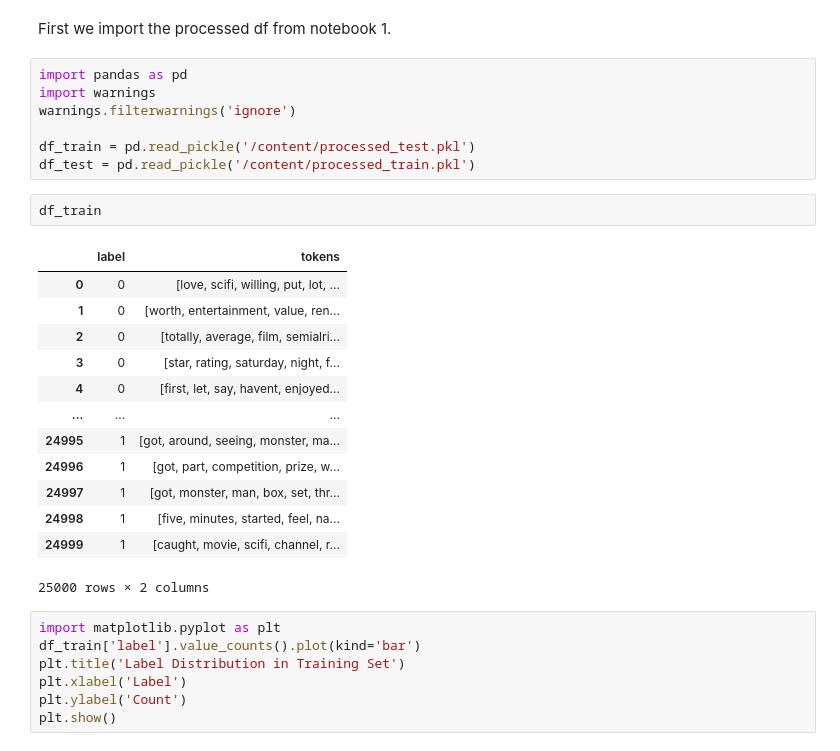
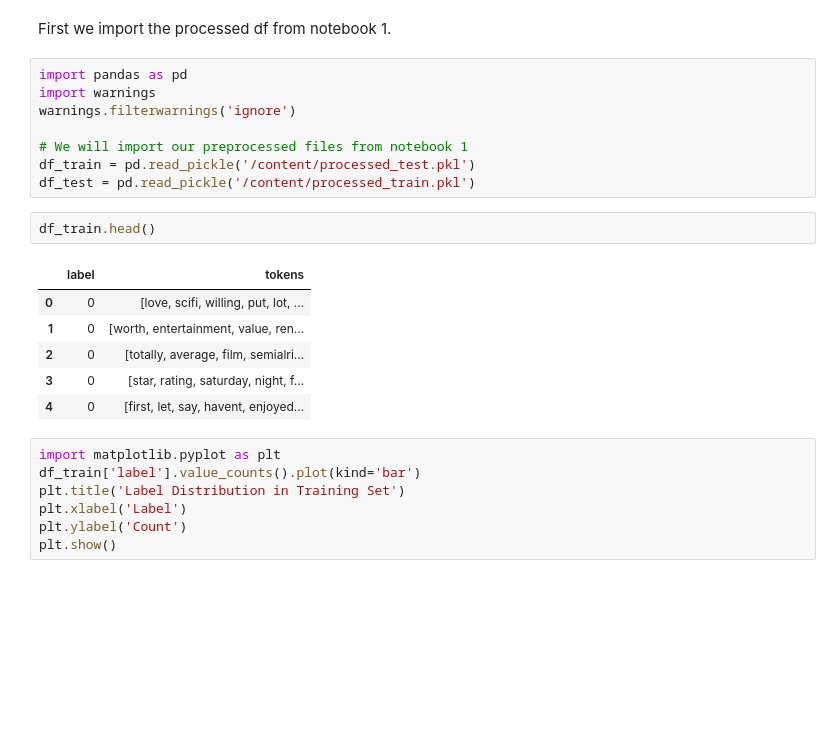
Before and after one commit to tashrifmahmud/Sentiment-Analysis-Model, a Jupyter notebook: notebooks/2-representation.ipynb, the cells around one changed output. Cells and saved outputs as stored; diff of their text form; blank space fills up the shorter version.

```diff
--- a/notebooks/2-representation.ipynb
+++ b/notebooks/2-representation.ipynb
@@ -5,24 +5,18 @@ import pandas as pd
 import warnings
 warnings.filterwarnings('ignore')
 
+# We will import our preprocessed files from notebook 1
 df_train = pd.read_pickle('/content/processed_test.pkl')
 df_test = pd.read_pickle('/content/processed_train.pkl')
 # %%
-df_train
+df_train.head()
 # %% [output]
 |  | label | tokens |
 | 0 | 0 | [love, scifi, willing, put, lot, ... |
 | 1 | 0 | [worth, entertainment, value, ren... |
 | 2 | 0 | [totally, average, film, semialri... |
 | 3 | 0 | [star, rating, saturday, night, f... |
 | 4 | 0 | [first, let, say, havent, enjoyed... |
-| ... | ... | ... |
-| 24995 | 1 | [got, around, seeing, monster, ma... |
-| 24996 | 1 | [got, part, competition, prize, w... |
-| 24997 | 1 | [got, monster, man, box, set, thr... |
-| 24998 | 1 | [five, minutes, started, feel, na... |
-| 24999 | 1 | [caught, movie, scifi, channel, r... |
-25000 rows × 2 columns
 # %%
 import matplotlib.pyplot as plt
 df_train['label'].value_counts().plot(kind='bar')
```
Also changed, not shown: parts of 10 cells of this notebook.
